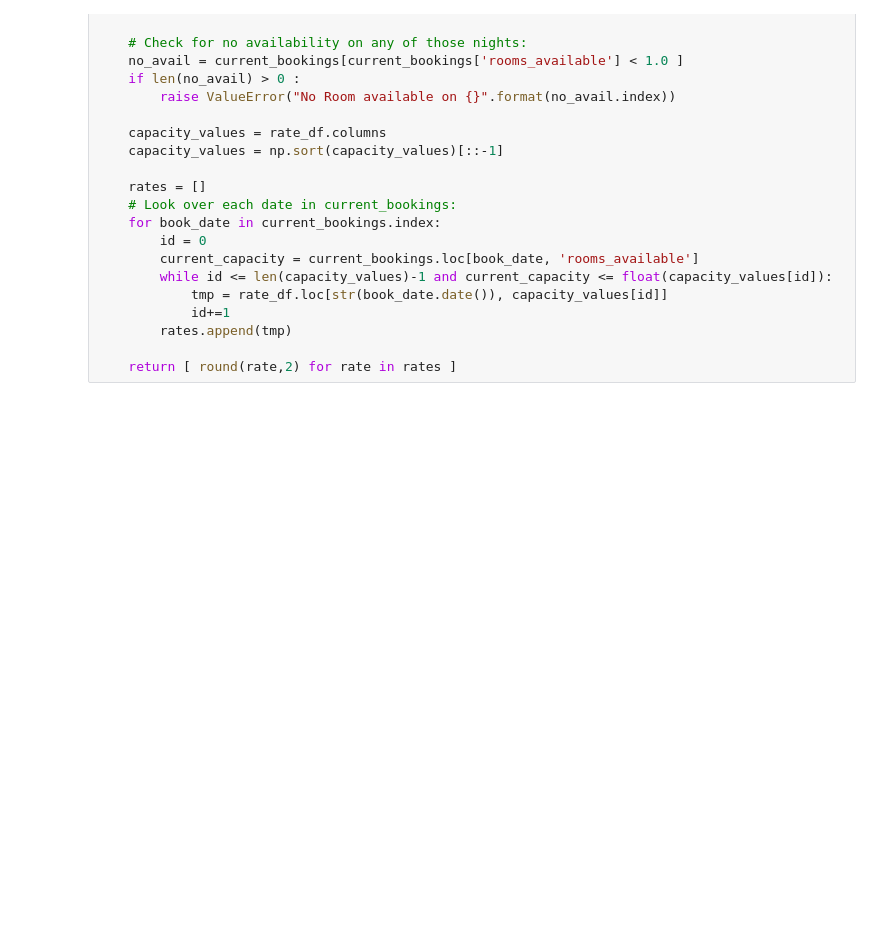
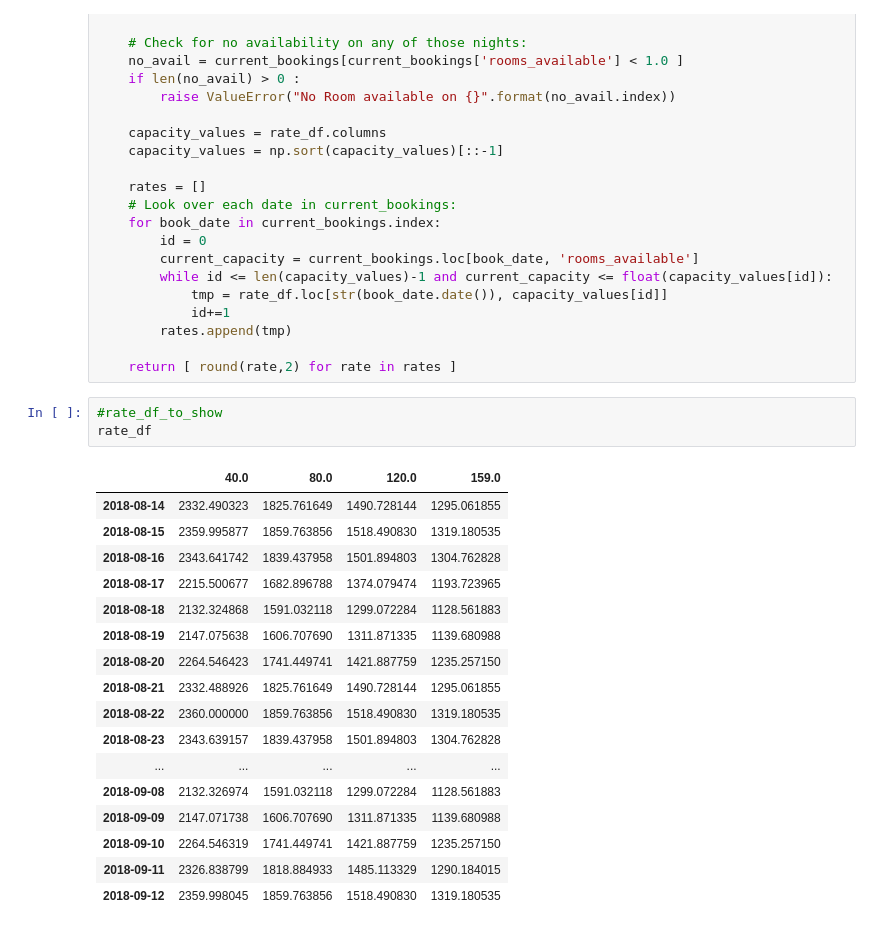
Before and after one commit to oscardaniel88/mcdatos_estancia, a Jupyter notebook: jupyter/Pricing.ipynb, the cells around one changed output. Saved outputs shown, nothing was run; the diff lists cells and outputs as text; blank space fills up the shorter version.

```diff
--- a/jupyter/Pricing.ipynb
+++ b/jupyter/Pricing.ipynb
@@ -349,3 +386,24 @@ def rate_query(arrival_date, departure_date):
         rates.append(tmp)
 
     return [ round(rate,2) for rate in rates ]
+# %%
+#rate_df_to_show
+rate_df
+# %% [output]
+|  | 40.0 | 80.0 | 120.0 | 159.0 |
+| 2018-08-14 | 2332.490323 | 1825.761649 | 1490.728144 | 1295.061855 |
+| 2018-08-15 | 2359.995877 | 1859.763856 | 1518.490830 | 1319.180535 |
+| 2018-08-16 | 2343.641742 | 1839.437958 | 1501.894803 | 1304.762828 |
+| 2018-08-17 | 2215.500677 | 1682.896788 | 1374.079474 | 1193.723965 |
+| 2018-08-18 | 2132.324868 | 1591.032118 | 1299.072284 | 1128.561883 |
+| 2018-08-19 | 2147.075638 | 1606.707690 | 1311.871335 | 1139.680988 |
+| 2018-08-20 | 2264.546423 | 1741.449741 | 1421.887759 | 1235.257150 |
+| 2018-08-21 | 2332.488926 | 1825.761649 | 1490.728144 | 1295.061855 |
+| 2018-08-22 | 2360.000000 | 1859.763856 | 1518.490830 | 1319.180535 |
+| 2018-08-23 | 2343.639157 | 1839.437958 | 1501.894803 | 1304.762828 |
+| ... | ... | ... | ... | ... |
+| 2018-09-08 | 2132.326974 | 1591.032118 | 1299.072284 | 1128.561883 |
+| 2018-09-09 | 2147.071738 | 1606.707690 | 1311.871335 | 1139.680988 |
+| 2018-09-10 | 2264.546319 | 1741.449741 | 1421.887759 | 1235.257150 |
+| 2018-09-11 | 2326.838799 | 1818.884933 | 1485.113329 | 1290.184015 |
+| 2018-09-12 | 2359.998045 | 1859.763856 | 1518.490830 | 1319.180535 |
```
Also changed, not shown: parts of 5 cells of this notebook, 24 other files.
